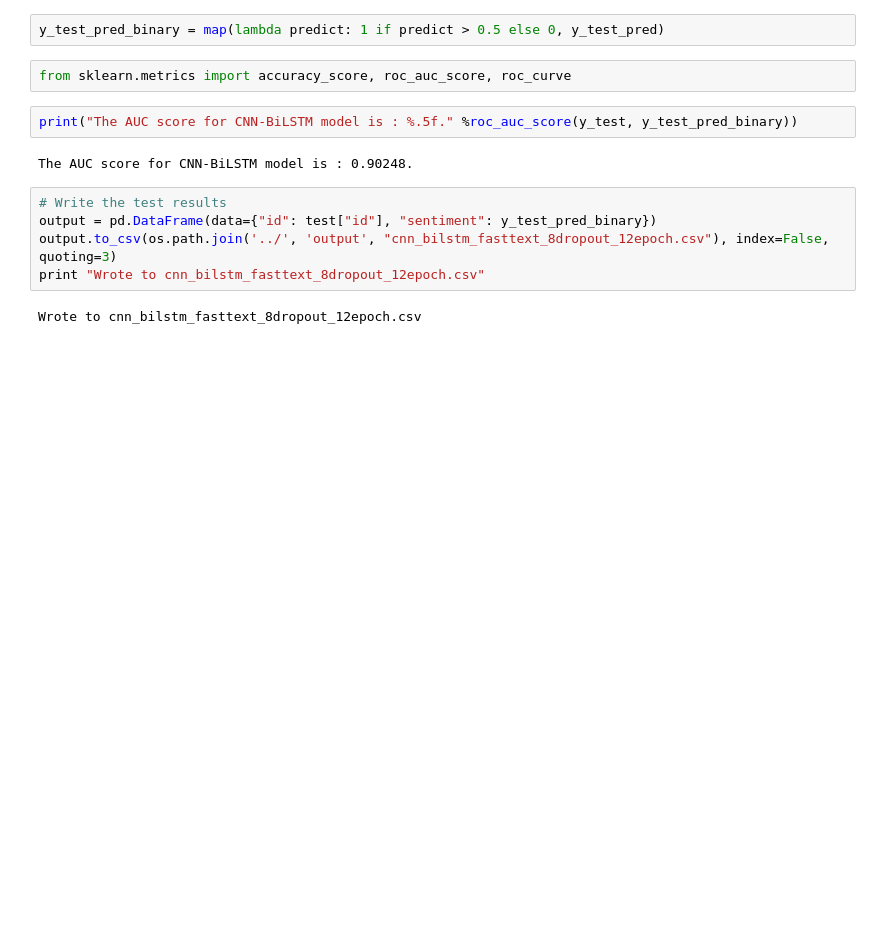
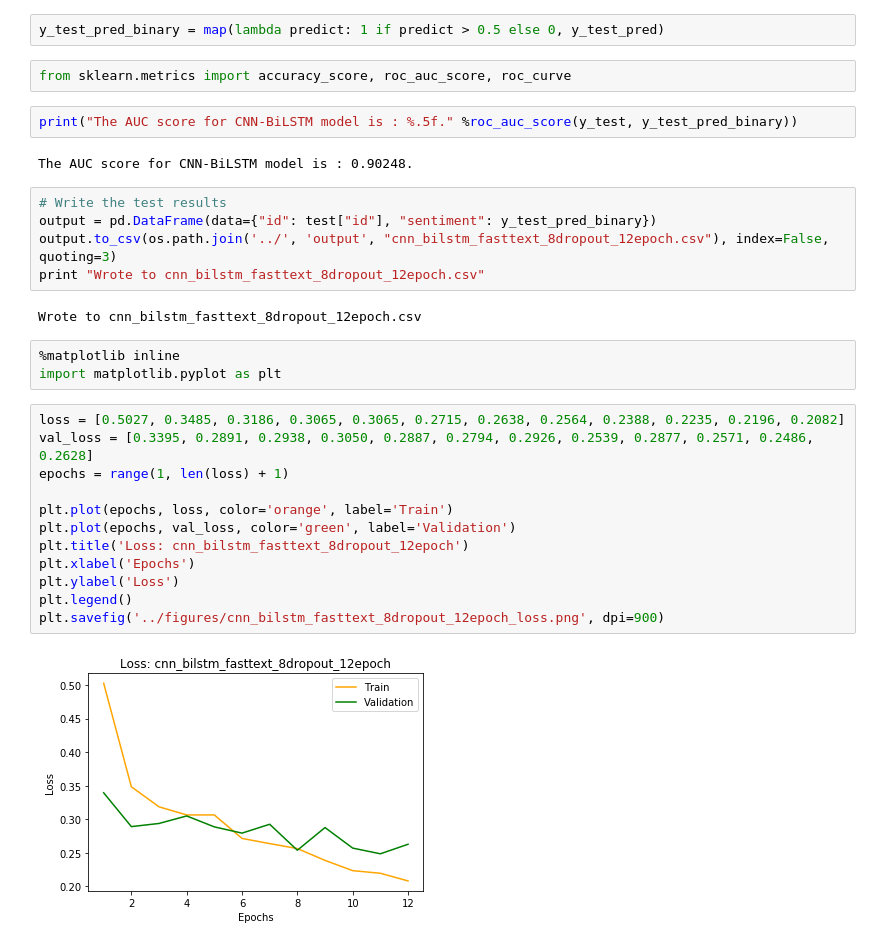
Before and after one commit to OscarWang114/sentiment-analysis-imdb, a Jupyter notebook: kernels/cnn_bilstm_fasttext_8dropout_12epoch_90248score.ipynb, the cells around one changed output. Saved outputs shown, nothing was run; the diff lists cells and outputs as text; blank space fills up the shorter version.

```diff
--- a/kernels/cnn_bilstm_fasttext_8dropout_12epoch_90248score.ipynb
+++ b/kernels/cnn_bilstm_fasttext_8dropout_12epoch_90248score.ipynb
@@ -209,3 +209,20 @@ output.to_csv(os.path.join('../', 'output', "cnn_bilstm_fasttext_8dropout_12epoc
 print "Wrote to cnn_bilstm_fasttext_8dropout_12epoch.csv"
 # %% [output]
 Wrote to cnn_bilstm_fasttext_8dropout_12epoch.csv
+# %%
+%matplotlib inline
+import matplotlib.pyplot as plt
+# %%
+loss = [0.5027, 0.3485, 0.3186, 0.3065, 0.3065, 0.2715, 0.2638, 0.2564, 0.2388, 0.2235, 0.2196, 0.2082]
+val_loss = [0.3395, 0.2891, 0.2938, 0.3050, 0.2887, 0.2794, 0.2926, 0.2539, 0.2877, 0.2571, 0.2486, 0.2628]
+epochs = range(1, len(loss) + 1)
+
+plt.plot(epochs, loss, color='orange', label='Train')
+plt.plot(epochs, val_loss, color='green', label='Validation')
+plt.title('Loss: cnn_bilstm_fasttext_8dropout_12epoch')
+plt.xlabel('Epochs')
+plt.ylabel('Loss')
+plt.legend()
+plt.savefig('../figures/cnn_bilstm_fasttext_8dropout_12epoch_loss.png', dpi=900)
+# %% [output]
+[figure, added]
```
Also changed, not shown: parts of 1 cell of this notebook, 5 other files.
